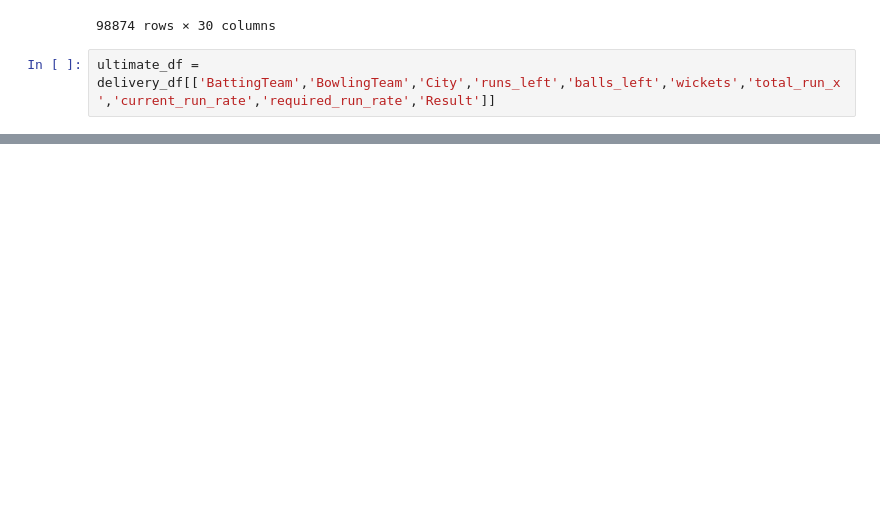
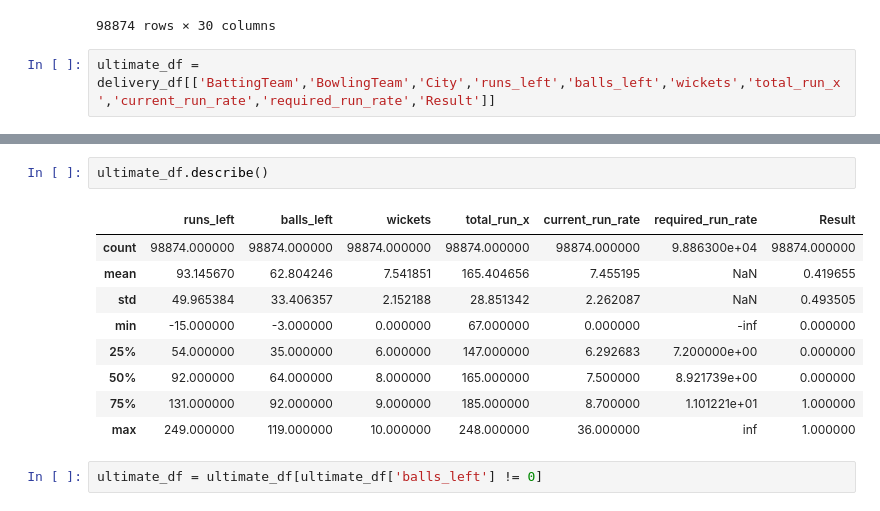
Before and after one commit to SimranS22/IPL-MATCH-WINNER-PREDICTOR, a Jupyter notebook: notebooks/IPL_PROJ1.ipynb, the cells around one changed output, grey strips where cells are left out. Cells and saved outputs as stored; diff of their text form; blank space fills up the shorter version.

```diff
--- a/notebooks/IPL_PROJ1.ipynb
+++ b/notebooks/IPL_PROJ1.ipynb
@@ -327,0 +349,14 @@ ultimate_df
+# %%
+ultimate_df.describe()
+# %% [output]
+|  | runs_left | balls_left | wickets | total_run_x | current_run_rate | required_run_rate | Result |
+| count | 98874.000000 | 98874.000000 | 98874.000000 | 98874.000000 | 98874.000000 | 9.886300e+04 | 98874.000000 |
+| mean | 93.145670 | 62.804246 | 7.541851 | 165.404656 | 7.455195 | NaN | 0.419655 |
+| std | 49.965384 | 33.406357 | 2.152188 | 28.851342 | 2.262087 | NaN | 0.493505 |
+| min | -15.000000 | -3.000000 | 0.000000 | 67.000000 | 0.000000 | -inf | 0.000000 |
+| 25% | 54.000000 | 35.000000 | 6.000000 | 147.000000 | 6.292683 | 7.200000e+00 | 0.000000 |
+| 50% | 92.000000 | 64.000000 | 8.000000 | 165.000000 | 7.500000 | 8.921739e+00 | 0.000000 |
+| 75% | 131.000000 | 92.000000 | 9.000000 | 185.000000 | 8.700000 | 1.101221e+01 | 1.000000 |
+| max | 249.000000 | 119.000000 | 10.000000 | 248.000000 | 36.000000 | inf | 1.000000 |
+# %%
+ultimate_df = ultimate_df[ultimate_df['balls_left'] != 0]
```
Also changed, not shown: parts of 18 cells of this notebook.
